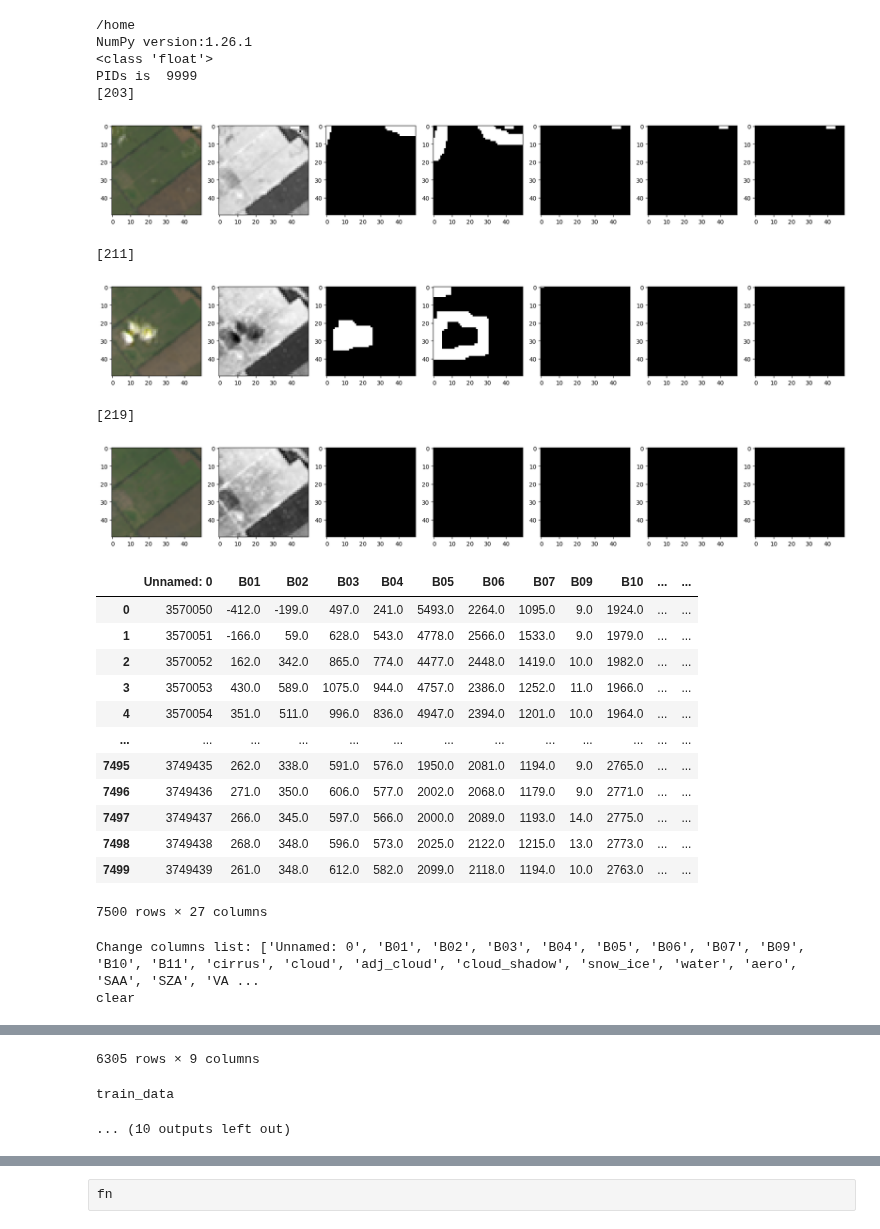
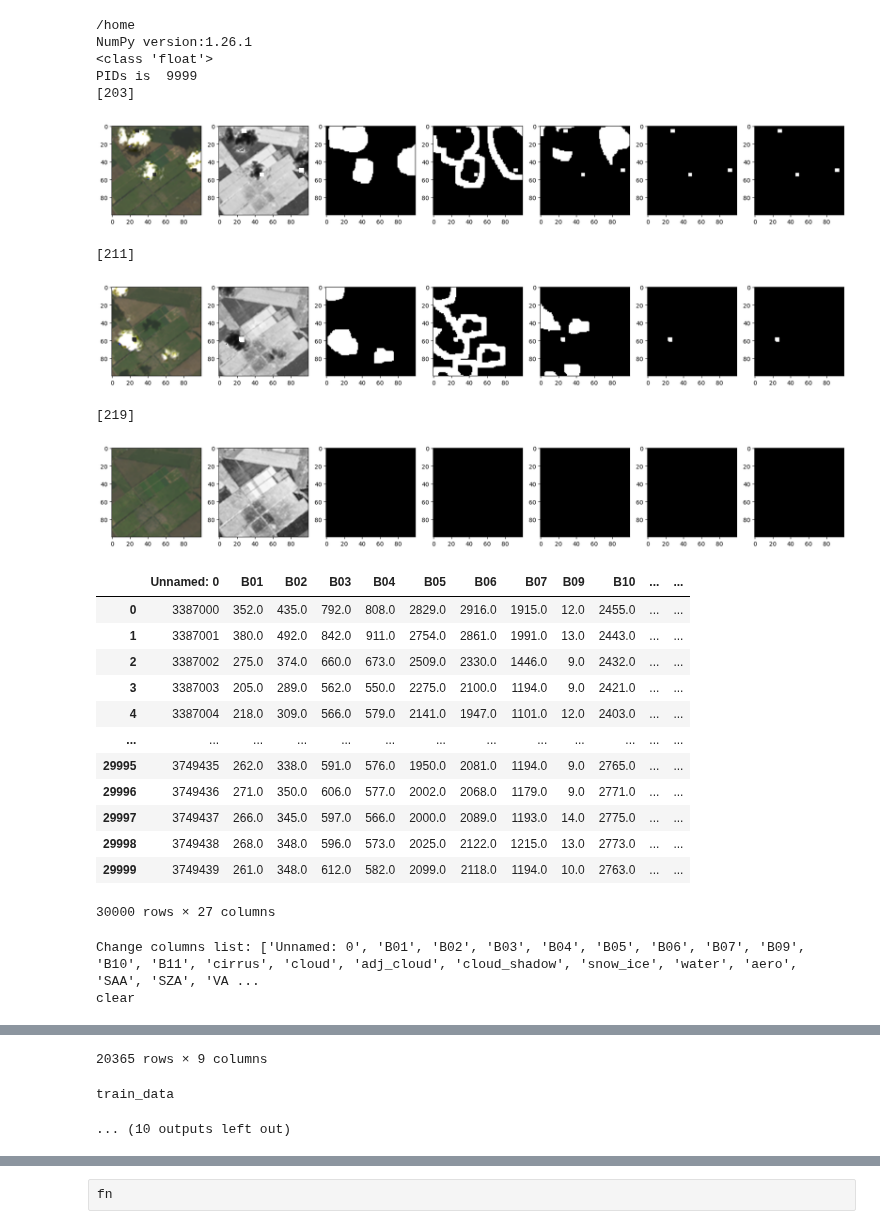
Before and after one commit to koyacolab/aispace, a Jupyter notebook: ai.ipynb, the cells around one changed output, grey strips where cells are left out. Drawn from its saved outputs; the diff is of its cells as text; code cells hidden in the pictures.

```diff
--- a/ai.ipynb
+++ b/ai.ipynb
@@ -157,7 +157,7 @@ print(table_dtype)
 hls_data = HLSDataSet(table_dtype = table_dtype)
 
 #### clip 50x50 subdataset
-hls_data.clip_dataset(x1=50.0, y1=50.0, x2=100.0, y2=100.0)
+# hls_data.clip_dataset(x1=50.0, y1=50.0, x2=100.0, y2=100.0)
 
 doys = [171, 179, 187, 195, 203, 211, 219]
 doys = [171, 179, 187, 203, 211, 219]
@@ -180,51 +180,51 @@ df1, df2 = hls_data._set_clear_cloud()
 data, nan, clear, cloud = hls_data._set_train_columns_name()
 
 print('clear')
 display(clear)
 
 # train_data, test_data = hls_data._set_train_test_data(doy=211.0, x1=60.0, y1=40.0, x2=75.0, y2=55.0)
 
 train_data, test_data = hls_data._set_train_test_data(doy=211.0, x1=45.0, y1=45.0, x2=50.0, y2=50.0)
 # train_data, test_data = hls_data._set_timeseries_train_test_data(doy=211.0, x1=50.0, y1=50.0, x2=100.0, y2=100.0)
 
 print('train_data')
 display(train_data)
 print('test_data')
 display(test_data)
 # display(data)
 # display(nan)
 # display(clear)
 # display(cloud)
 
 hls_data._to_impute()
 hls_data._inference_train_test_data()
 hls_data._inference_imshow()
 
 # fn
 # %% [output]
 /home
 NumPy version:1.26.1
 <class 'float'>
 PIDs is  9999
 [203]
-[figure, old version]
+[figure, new version]
 [211]
-[figure, old version]
+[figure, new version]
 [219]
-[figure, old version]
+[figure, new version]
 |  | Unnamed: 0 | B01 | B02 | B03 | B04 | B05 | B06 | B07 | B09 | B10 | ... | ... |
-| 0 | 3570050 | -412.0 | -199.0 | 497.0 | 241.0 | 5493.0 | 2264.0 | 1095.0 | 9.0 | 1924.0 | ... | ... |
-| 1 | 3570051 | -166.0 | 59.0 | 628.0 | 543.0 | 4778.0 | 2566.0 | 1533.0 | 9.0 | 1979.0 | ... | ... |
-| 2 | 3570052 | 162.0 | 342.0 | 865.0 | 774.0 | 4477.0 | 2448.0 | 1419.0 | 10.0 | 1982.0 | ... | ... |
-| 3 | 3570053 | 430.0 | 589.0 | 1075.0 | 944.0 | 4757.0 | 2386.0 | 1252.0 | 11.0 | 1966.0 | ... | ... |
-| 4 | 3570054 | 351.0 | 511.0 | 996.0 | 836.0 | 4947.0 | 2394.0 | 1201.0 | 10.0 | 1964.0 | ... | ... |
+| 0 | 3387000 | 352.0 | 435.0 | 792.0 | 808.0 | 2829.0 | 2916.0 | 1915.0 | 12.0 | 2455.0 | ... | ... |
+| 1 | 3387001 | 380.0 | 492.0 | 842.0 | 911.0 | 2754.0 | 2861.0 | 1991.0 | 13.0 | 2443.0 | ... | ... |
+| 2 | 3387002 | 275.0 | 374.0 | 660.0 | 673.0 | 2509.0 | 2330.0 | 1446.0 | 9.0 | 2432.0 | ... | ... |
+| 3 | 3387003 | 205.0 | 289.0 | 562.0 | 550.0 | 2275.0 | 2100.0 | 1194.0 | 9.0 | 2421.0 | ... | ... |
+| 4 | 3387004 | 218.0 | 309.0 | 566.0 | 579.0 | 2141.0 | 1947.0 | 1101.0 | 12.0 | 2403.0 | ... | ... |
 | ... | ... | ... | ... | ... | ... | ... | ... | ... | ... | ... | ... | ... |
-| 7495 | 3749435 | 262.0 | 338.0 | 591.0 | 576.0 | 1950.0 | 2081.0 | 1194.0 | 9.0 | 2765.0 | ... | ... |
-| 7496 | 3749436 | 271.0 | 350.0 | 606.0 | 577.0 | 2002.0 | 2068.0 | 1179.0 | 9.0 | 2771.0 | ... | ... |
-| 7497 | 3749437 | 266.0 | 345.0 | 597.0 | 566.0 | 2000.0 | 2089.0 | 1193.0 | 14.0 | 2775.0 | ... | ... |
-| 7498 | 3749438 | 268.0 | 348.0 | 596.0 | 573.0 | 2025.0 | 2122.0 | 1215.0 | 13.0 | 2773.0 | ... | ... |
-| 7499 | 3749439 | 261.0 | 348.0 | 612.0 | 582.0 | 2099.0 | 2118.0 | 1194.0 | 10.0 | 2763.0 | ... | ... |
+| 29995 | 3749435 | 262.0 | 338.0 | 591.0 | 576.0 | 1950.0 | 2081.0 | 1194.0 | 9.0 | 2765.0 | ... | ... |
+| 29996 | 3749436 | 271.0 | 350.0 | 606.0 | 577.0 | 2002.0 | 2068.0 | 1179.0 | 9.0 | 2771.0 | ... | ... |
+| 29997 | 3749437 | 266.0 | 345.0 | 597.0 | 566.0 | 2000.0 | 2089.0 | 1193.0 | 14.0 | 2775.0 | ... | ... |
+| 29998 | 3749438 | 268.0 | 348.0 | 596.0 | 573.0 | 2025.0 | 2122.0 | 1215.0 | 13.0 | 2773.0 | ... | ... |
+| 29999 | 3749439 | 261.0 | 348.0 | 612.0 | 582.0 | 2099.0 | 2118.0 | 1194.0 | 10.0 | 2763.0 | ... | ... |
-7500 rows × 27 columns
+30000 rows × 27 columns
 Change columns list: ['Unnamed: 0', 'B01', 'B02', 'B03', 'B04', 'B05', 'B06', 'B07', 'B09', 'B10', 'B11', 'cirrus', 'cloud', 'adj_cloud', 'cloud_shadow', 'snow_ice', 'water', 'aero', 'SAA', 'SZA', 'VA ...
 clear
 |  | B02 | B03 | B04 | B05 | NDVI | X | Y | DOY | PID |
@@ -242,4 +242,4 @@ clear
-6305 rows × 9 columns
+20365 rows × 9 columns
 train_data
 ... (10 outputs left out)
 # %%
```
Also changed, not shown: parts of 4 cells of this notebook, 3 other files.
